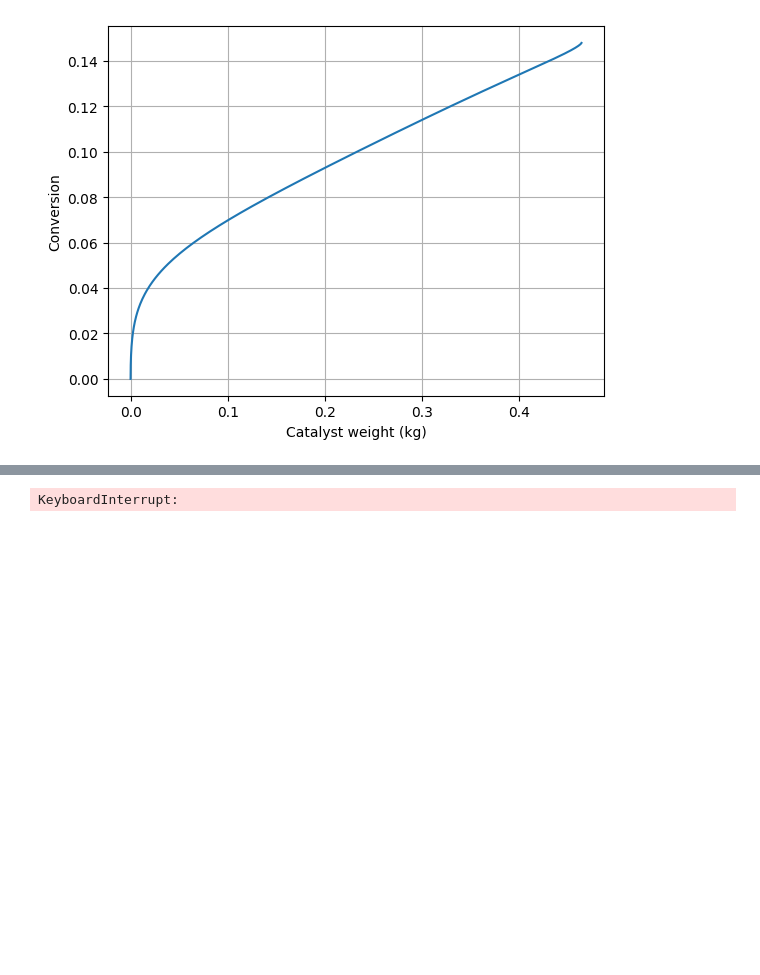
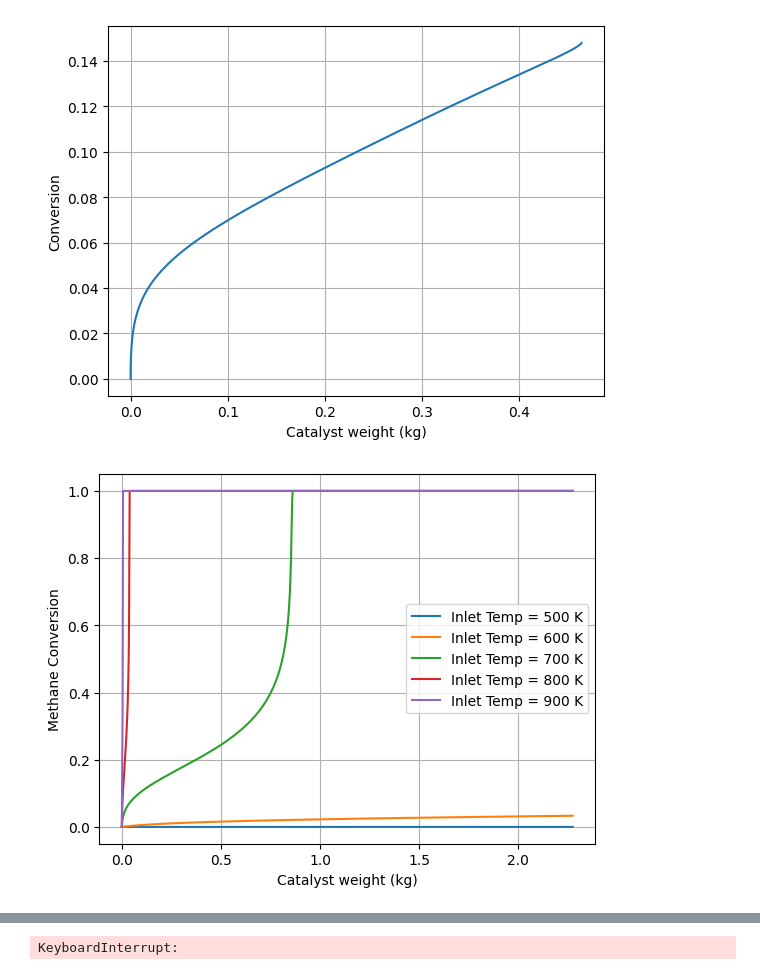
Before and after one commit to catvanille/project, a Jupyter notebook: shift.ipynb, the cells around one changed output, grey strips where cells are left out. Drawn from its saved outputs; the diff is of its cells as text; code cells hidden in the pictures; blank space fills up the shorter version.

```diff
--- a/shift.ipynb
+++ b/shift.ipynb
@@ -584,3 +584,96 @@ plt.ylabel('Conversion')
 plt.grid()
 # %% [output]
 [figure]
+# %%
+w_span = [0, 2.274]  # Catalyst weight range to 0.5kg
+# vary pressure
+# for i in range(1,5):
+#     P = 10 + 8*i
+#     F0 = [0.1, 0.15, 0.05, 0, 0, 0.001, 0.188, 800, P]
+#     sol = solve_ivp(shiftc, w_span, F0, method='LSODA', rtol=1e-6, atol=1e-9)
+#     w = sol.t # Catalyst weight (kg)
+#     F = sol.y.T
+#     Pr = F[:, 8]
+#     X = (F0[0] - F[:, 0]) / F0[0]
+#     plt.plot(w, X, label = f'P = {P} bar')
+#     plt.xlabel('Catalyst weight (kg)')
+#     plt.ylabel('Conversion')
+#     plt.grid()
+#     plt.legend()
+# plt.savefig('varyingpressure.png', bbox_inches='tight')
+# vary flow rate
+# for i in range(0,10):
+#     flow = 0.01 + 0.01*i
+#     F0 = [flow, 0.15, 0.05, 0, 0, 0.001, 0.188, 800, 42]
+#     sol = solve_ivp(shiftc, w_span, F0, method='LSODA', rtol=1e-6, atol=1e-9)
+#     w = sol.t # Catalyst weight (kg)
+#     F = sol.y.T
+#     Pr = F[:, 8]
+#     X = (F0[0] - F[:, 0]) / F0[0]
+#     # display 2 decimal places
+#     flow = round(flow, 2)
+#     plt.plot(w, X, label = f'CH4 flow rate = {flow} mol/s')
+#     plt.xlabel('Catalyst weight (kg)')
+#     plt.ylabel('Methane conversion')
+#     plt.grid()
+#     plt.legend()
+# plt.savefig('conversion.png', bbox_inches='tight')
+# check pressure drop
+# for i in range(0,5):
+#     flow = 0.01 + 0.01*i
+#     F0 = [flow, 0.15, 0.05, 0, 0, 0.001, 0.188, 800, 42]
+#     sol = solve_ivp(shiftc, w_span, F0, method='LSODA', rtol=1e-6, atol=1e-9)
+#     w = sol.t # Catalyst weight (kg)
+#     F = sol.y.T
+#     Pr = F[:, 8]
+#     X = (F0[0] - F[:, 0]) / F0[0]
+#     plt.plot(w, Pr, label = 'CH4 flow rate = {} mol/s'.format(flow))
+#     plt.xlabel('Catalyst weight (kg)')
+#     plt.ylabel('Pressure (bar)')
+#     plt.grid()
+#     plt.legend()
+# plt.savefig('pressuredrop.png', bbox_inches='tight')
+# vary temperature to see effect on pressure drop
+# for i in range(0,5):
+#     T = 500 + 100*i
+#     F0 = [0.01, 0.15, 0.05, 0, 0, 0.001, 0.188, T, 42]
+#     sol = solve_ivp(shiftc, w_span, F0, method='LSODA', rtol=1e-6, atol=1e-9)
+#     w = sol.t # Catalyst weight (kg)
+#     F = sol.y.T
+#     Pr = F[:, 8]
+#     X = (F0[0] - F[:, 0]) / F0[0]
+#     plt.plot(w, Pr, label = 'Inlet Temp = {} K'.format(T))
+#     plt.xlabel('Catalyst weight (kg)')
+#     plt.ylabel('Pressure Drop (bar)')
+#     plt.grid()
+#     plt.legend()
+
+# vary temperature to see effect on conversion
+for i in range(0,5):
+    T = 500 + 100*i
+    F0 = [0.01, 0.15, 0.05, 0, 0, 0.001, 0.188, T, 42]
+    sol = solve_ivp(shiftc, w_span, F0, method='LSODA', rtol=1e-6, atol=1e-9)
+    w = sol.t # Catalyst weight (kg)
+    F = sol.y.T
+    Pr = F[:, 8]
+    X = (F0[0] - F[:, 0]) / F0[0]
+    plt.plot(w, X, label = 'Inlet Temp = {} K'.format(T))
+    plt.xlabel('Catalyst weight (kg)')
+    plt.ylabel('Methane Conversion')
+    plt.grid()
+    plt.legend()
+# for i in range(0,5):
+#     T = 800 + 50*i
+#     F0 = [0.01, 0.15, 0.05, 0, 0, 0.001, 0.188, T, 42]
+#     sol = solve_ivp(shiftc, w_span, F0, method='LSODA', rtol=1e-6, atol=1e-9)
+#     w = sol.t # Catalyst weight (kg)
+#     F = sol.y.T
+#     Tr = F[:, 7]
+#     X = (F0[0] - F[:, 0]) / F0[0]
+#     plt.plot(w, Tr, label = 'Inlet Temp = {} K'.format(T))
+#     plt.xlabel('Catalyst weight (kg)')
+#     plt.ylabel('Temperature (K)')
+#     plt.grid()
+#     plt.legend()
+# %% [output]
+[figure, added]
```
Also changed, not shown: parts of 2 cells of this notebook, 3 other files.
